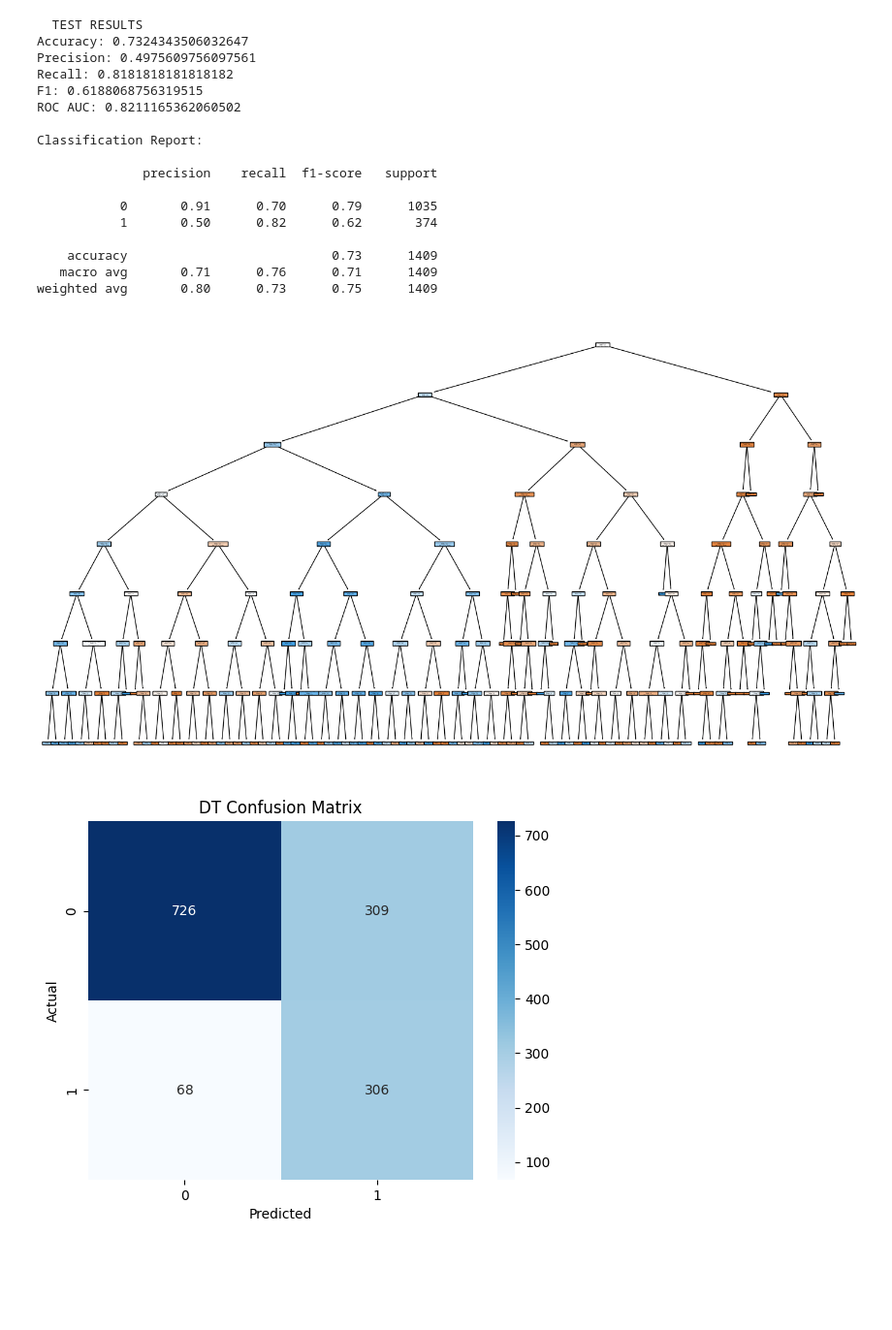
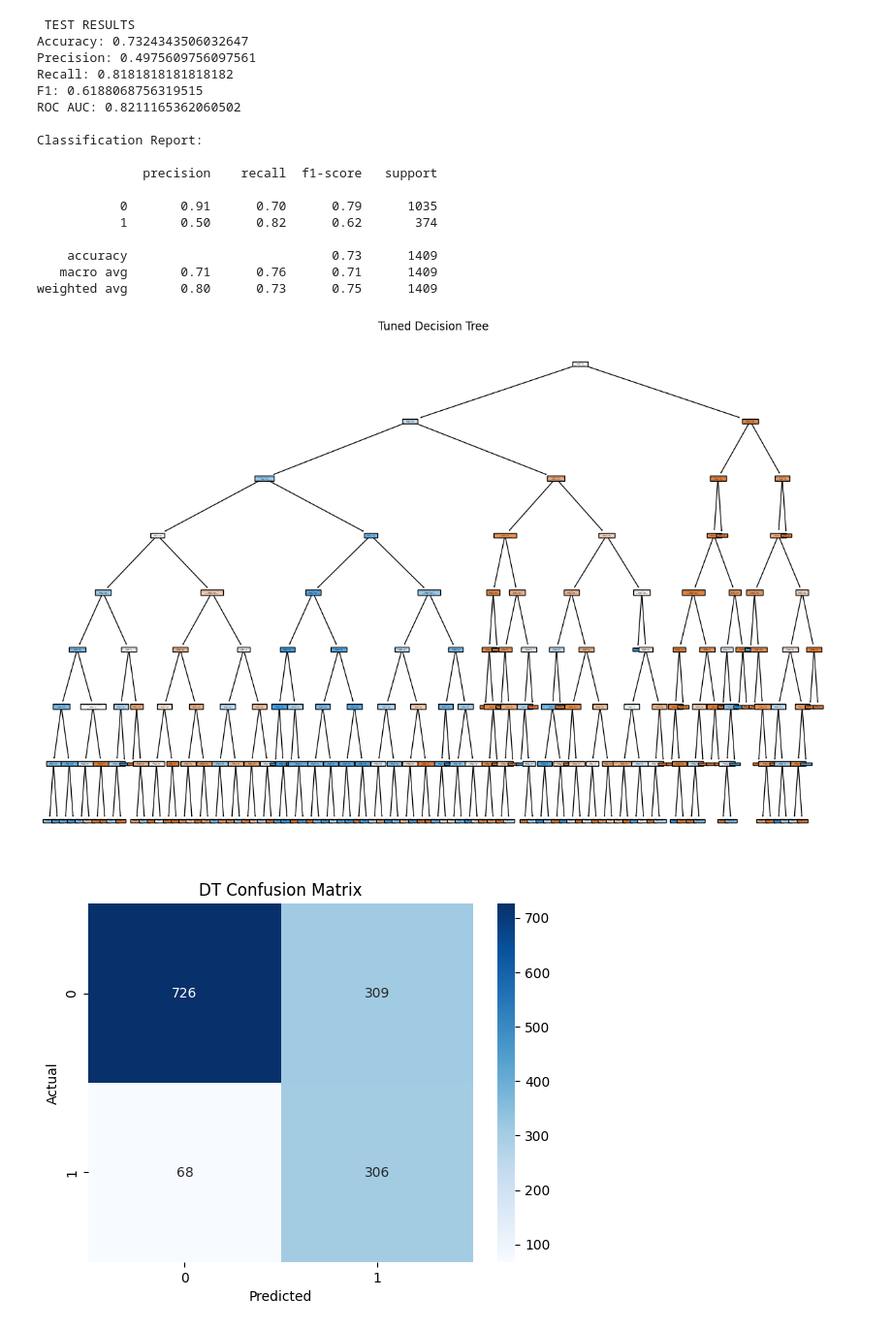
Before and after one commit to meleeshagamage/CourseWork_ML, a Jupyter notebook: ML_CW.ipynb, the cells around one changed output. Shown at 97% size. Saved outputs shown, nothing was run; the diff lists cells and outputs as text; code cells hidden in the pictures; blank space fills up the shorter version.

```diff
--- a/ML_CW.ipynb
+++ b/ML_CW.ipynb
@@ -348,19 +400,22 @@ Classification Report:
     accuracy                           0.73      1409
    macro avg       0.71      0.76      0.71      1409
 weighted avg       0.80      0.73      0.75      1409
-# %%
-# Plot Decision Tree
-feature_names = best_dt.named_steps["preproc"].get_feature_names_out()
-
-plt.figure(figsize=(18,10))
-plot_tree(
-    best_dt.named_steps["clf"],
-    feature_names=feature_names,
-    filled=True,
-)
-plt.show()
-# %% [output]
-[figure, removed]
+# %%
+# Tuned pipeline from GridSearchCV
+best_dt = grid_dt.best_estimator_
+
+# Get the tuned DecisionTreeClassifier inside the pipeline
+clf_tuned = best_dt.named_steps["clf"]
+plt.figure(figsize=(15, 10))
+tree.plot_tree(
+    clf_tuned,
+    feature_names=best_dt.named_steps["preproc"].get_feature_names_out(),
+    filled=True
+)
+plt.title("Tuned Decision Tree")
+plt.show()
+# %% [output]
+[figure, added]
 # %%
 # Plot Confusion_matrix
 cm = confusion_matrix(y_test, y_pred_dt)
```
Also changed, not shown: parts of 26 cells of this notebook.
